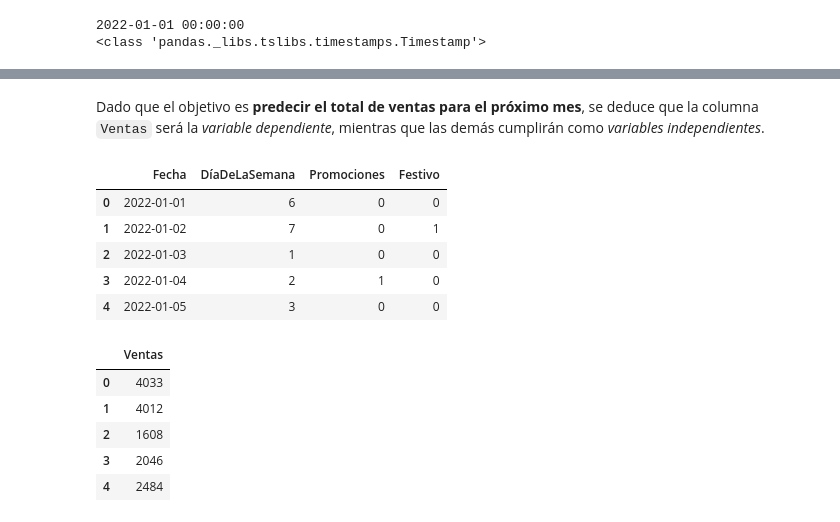
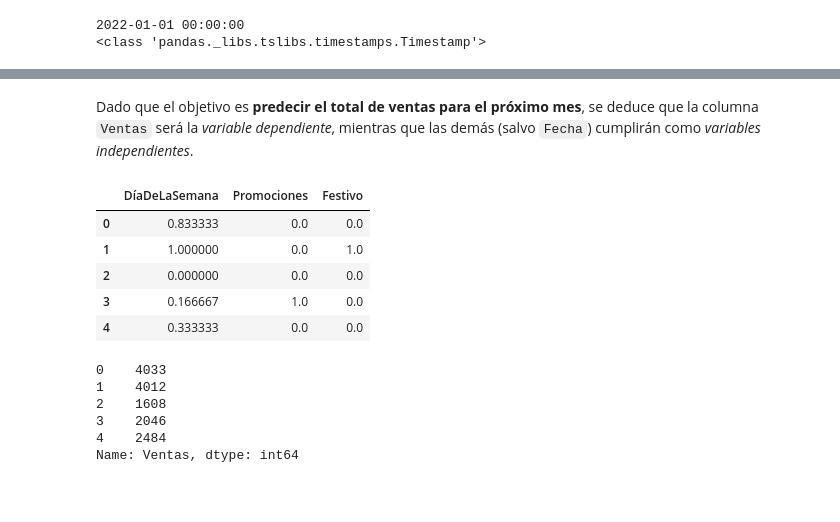
Before and after one commit to frgonzalezb/Udemy_Python_Total_DS_ML, a Jupyter notebook: 11_Machine_Learning_I/Proyecto/Proyecto de Día 11 - Análisis Predictivo para una Tienda Minorista.ipynb, the cells around one changed output, grey strips where cells are left out. Cells and saved outputs as stored; diff of their text form; code cells hidden in the pictures; blank space fills up the shorter version.

```diff
--- a/11_Machine_Learning_I/Proyecto/Proyecto de Día 11 - Análisis Predictivo para una Tienda Minorista.ipynb
+++ b/11_Machine_Learning_I/Proyecto/Proyecto de Día 11 - Análisis Predictivo para una Tienda Minorista.ipynb
@@ -116,0 +119,6 @@ print(type(df['Fecha'][0]))
+# %%
+# Escalar las columnas, descartando 'Ventas' y 'Fecha'
+scale: sp.MinMaxScaler = sp.MinMaxScaler(feature_range=(0, 1))
+columns_to_scale: pd.Index = df.drop(['Ventas', 'Fecha'], axis=1).columns
+scaled_columns: np.ndarray = scale.fit_transform(df[columns_to_scale])
+scaled_columns
@@ -116,0 +133,8 @@ print(type(df['Fecha'][0]))
+# %%
+# Crear un df con las columnas escaladas
+df_scaled: pd.DataFrame = pd.DataFrame(
+    scaled_columns, columns=columns_to_scale, index=df.index
+)
+df_scaled['Ventas'] = df['Ventas']
+df_scaled['Fecha'] = df['Fecha']
+df_scaled
@@ -117,25 +170,25 @@ print(type(df['Fecha'][0]))
 # %% [markdown]
-Dado que el objetivo es **predecir el total de ventas para el próximo mes**, se deduce que la columna `Ventas` será la _variable dependiente_, mientras que las demás cumplirán como _variables independientes_.
+Dado que el objetivo es **predecir el total de ventas para el próximo mes**, se deduce que la columna `Ventas` será la _variable dependiente_, mientras que las demás (salvo `Fecha`) cumplirán como _variables independientes_.
 # %%
-X: pd.DataFrame = df.drop('Ventas', axis=1)
+X: pd.DataFrame = df_scaled.drop(['Ventas', 'Fecha'], axis=1)
 X.head()
 # %% [output]
-|  | Fecha | DíaDeLaSemana | Promociones | Festivo |
-| 0 | 2022-01-01 | 6 | 0 | 0 |
-| 1 | 2022-01-02 | 7 | 0 | 1 |
-| 2 | 2022-01-03 | 1 | 0 | 0 |
-| 3 | 2022-01-04 | 2 | 1 | 0 |
-| 4 | 2022-01-05 | 3 | 0 | 0 |
+|  | DíaDeLaSemana | Promociones | Festivo |
+| 0 | 0.833333 | 0.0 | 0.0 |
+| 1 | 1.000000 | 0.0 | 1.0 |
+| 2 | 0.000000 | 0.0 | 0.0 |
+| 3 | 0.166667 | 1.0 | 0.0 |
+| 4 | 0.333333 | 0.0 | 0.0 |
 # %%
-y: pd.DataFrame = df[['Ventas']]
+y: pd.Series = df['Ventas']
 y.head()
 # %% [output]
-|  | Ventas |
-| 0 | 4033 |
-| 1 | 4012 |
-| 2 | 1608 |
-| 3 | 2046 |
-| 4 | 2484 |
+0    4033
+1    4012
+2    1608
+3    2046
+4    2484
+Name: Ventas, dtype: int64
 # %%
 # Dividir los datos en conjuntos de entrenamiento y prueba
 X_train, X_test, y_train, y_test = ms.train_test_split(
```
Also changed, not shown: parts of 16 cells of this notebook.
